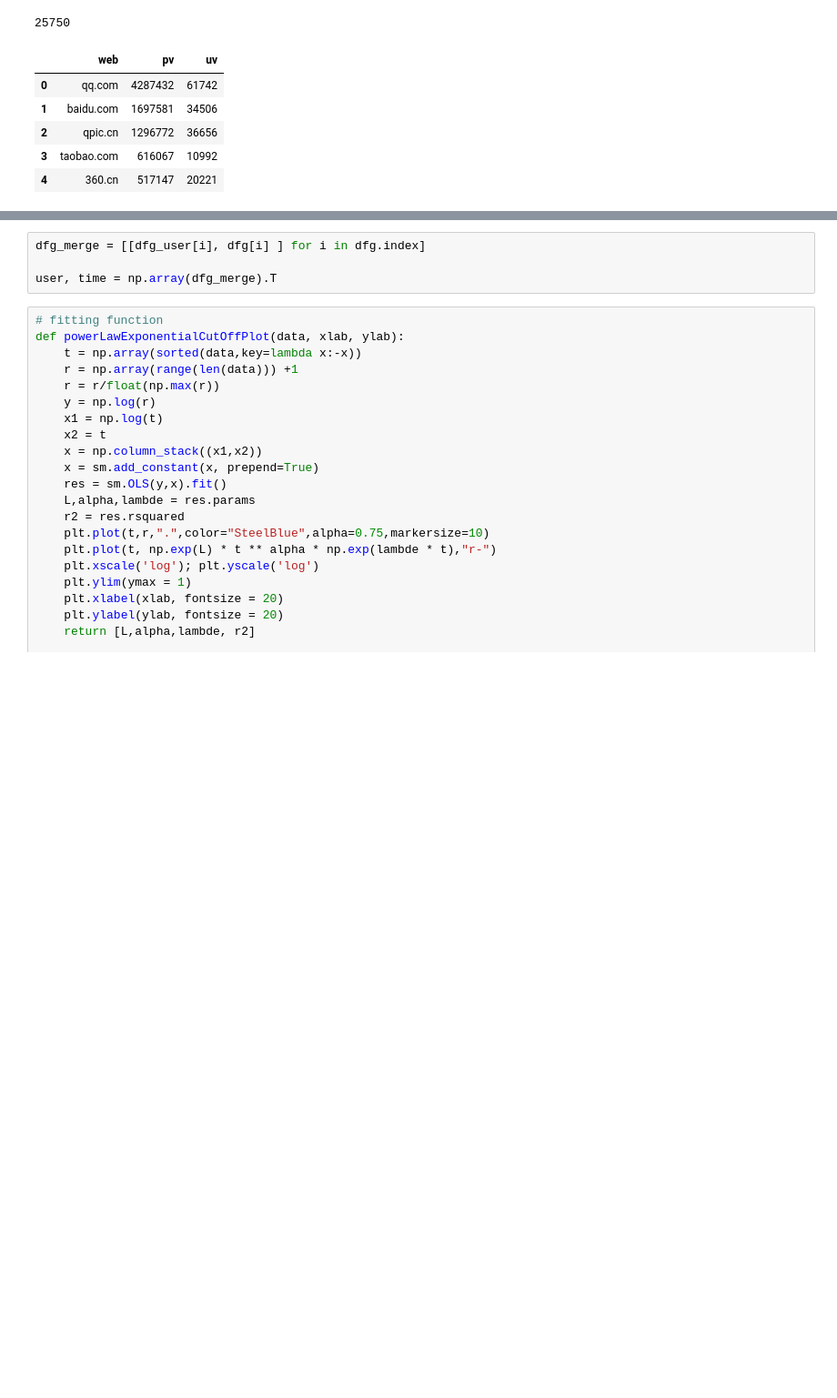
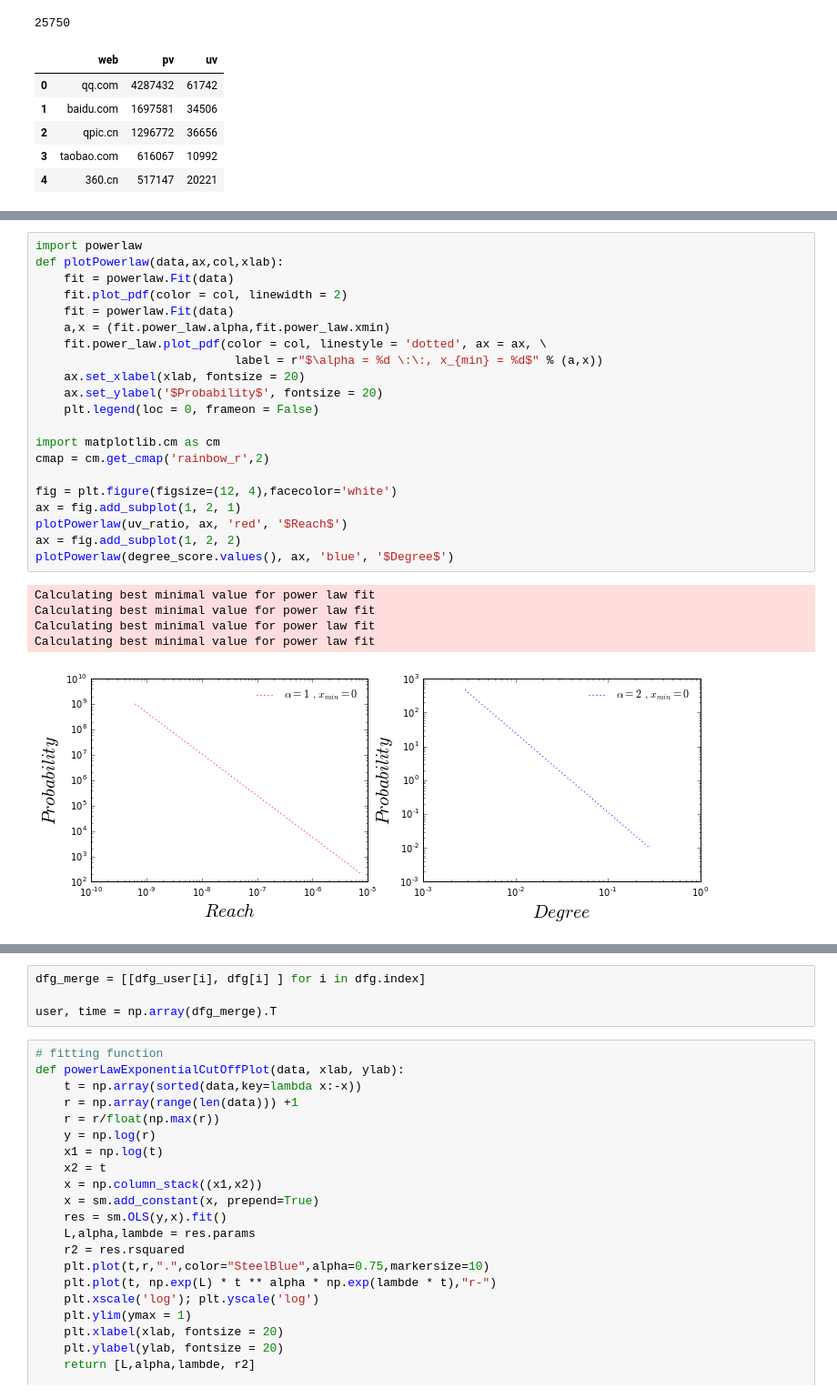
Before and after one commit to SocratesClub/cjc, a Jupyter notebook: cases/bjmobile_attention_flow_network.ipynb, the cells around one changed output, grey strips where cells are left out. Shown at 91% size. Drawn from its saved outputs; the diff is of its cells as text; blank space fills up the shorter version.

```diff
--- a/cases/bjmobile_attention_flow_network.ipynb
+++ b/cases/bjmobile_attention_flow_network.ipynb
@@ -394,0 +517,27 @@ Name: user, dtype: int64
+# %%
+import powerlaw
+def plotPowerlaw(data,ax,col,xlab):
+    fit = powerlaw.Fit(data)
+    fit.plot_pdf(color = col, linewidth = 2)
+    fit = powerlaw.Fit(data)
+    a,x = (fit.power_law.alpha,fit.power_law.xmin)
+    fit.power_law.plot_pdf(color = col, linestyle = 'dotted', ax = ax, \
+                            label = r"$\alpha = %d \:\:, x_{min} = %d$" % (a,x))
+    ax.set_xlabel(xlab, fontsize = 20)
+    ax.set_ylabel('$Probability$', fontsize = 20)
+    plt.legend(loc = 0, frameon = False)
+
+import matplotlib.cm as cm
+cmap = cm.get_cmap('rainbow_r',2)
+
+fig = plt.figure(figsize=(12, 4),facecolor='white')
+ax = fig.add_subplot(1, 2, 1)
+plotPowerlaw(uv_ratio, ax, 'red', '$Reach$')
+ax = fig.add_subplot(1, 2, 2)
+plotPowerlaw(degree_score.values(), ax, 'blue', '$Degree$')
+# %% [output]
+Calculating best minimal value for power law fit
+Calculating best minimal value for power law fit
+Calculating best minimal value for power law fit
+Calculating best minimal value for power law fit
+[figure, added]
```
Also changed, not shown: parts of 51 cells of this notebook, 6 other files.
